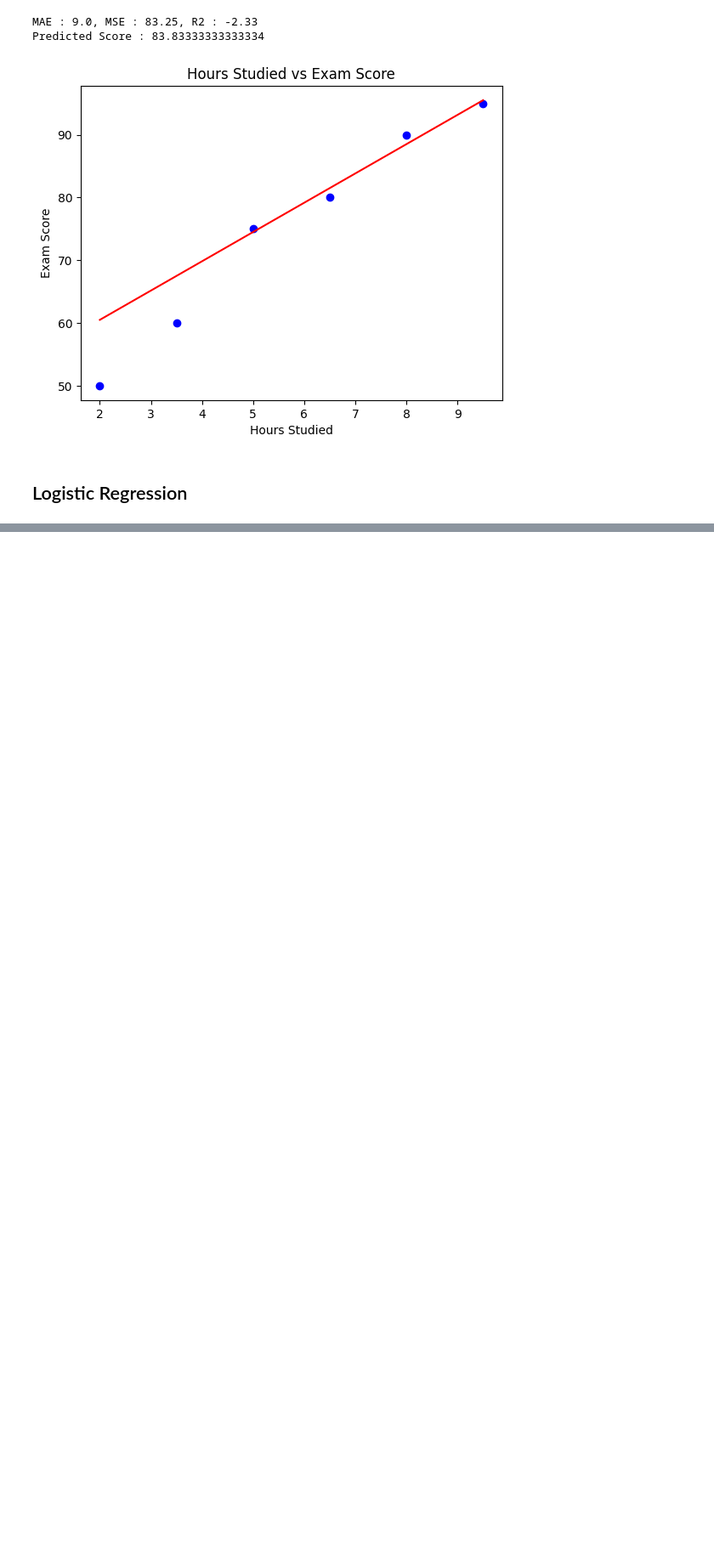
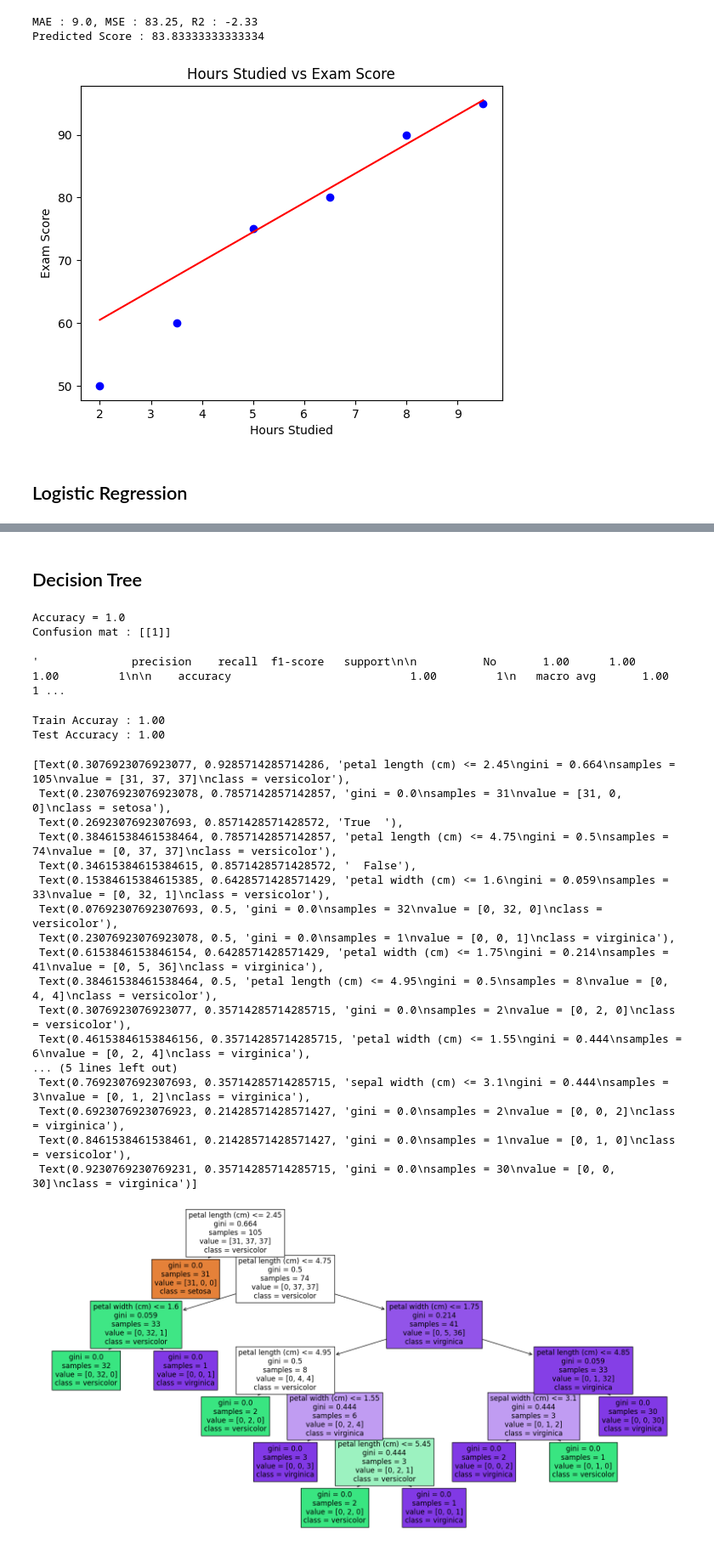
Before and after one commit to AkashDholakiya/MachineLearningPractice, a Jupyter notebook: main.ipynb, the cells around one changed output, grey strips where cells are left out. Shown: that part at 85% size. Drawn from its saved outputs; the diff is of its cells as text; code cells hidden in the pictures; blank space fills up the shorter version.

```diff
--- a/main.ipynb
+++ b/main.ipynb
@@ -214,3 +220,81 @@ Confusion mat : [[48  2]
     accuracy                           0.62        84
    macro avg       0.64      0.54      0.47        84
 weighted avg       0.64      0.62      0.53        84
+# %% [markdown]
+## Decision Tree
+# %%
+data = {'A' : [1,1,2,2], 'B' : [2,1,2,3], 'C' : [1,2,2,1], 'Y' : ['No','No','Yes','Yes']}
+df = pd.DataFrame(data)
+
+# Features and Target
+X = df[['A','B','C']]
+Y = df['Y']
+
+x_train,x_test,y_train,y_test = train_test_split(X,Y,test_size=0.2,random_state=42) # Random state is seed value for Equal division
+
+model = DecisionTreeClassifier()
+model.fit(X,Y)
+
+y_pred = model.predict(x_test)
+
+accuracy = accuracy_score(y_test,y_pred)
+print(f"Accuracy = {accuracy}")
+
+
+conf_matrix = confusion_matrix(y_test,y_pred)
+print(f"Confusion mat : {conf_matrix}")
+
+class_rep = classification_report(y_test,y_pred)
+class_rep
+# Answer is getting 1 beacuase model is overfitted on the training dataset.
+# %% [output]
+Accuracy = 1.0
+Confusion mat : [[1]]
+'              precision    recall  f1-score   support\n\n          No       1.00      1.00      1.00         1\n\n    accuracy                           1.00         1\n   macro avg       1.00      1 ...
+# %%
+data = datasets.load_iris()
+
+X = data.data
+Y = data.target
+
+x_train,x_test,y_train,y_test = train_test_split(X,Y,test_size=0.3,random_state=42) # Random state is seed
+
+tree_clf = DecisionTreeClassifier(random_state=42)
+
+tree_clf.fit(x_train,y_train)
+
+y_train_pred = tree_clf.predict(x_train)
+y_test_pred = tree_clf.predict(x_test)
+
+train_acc = accuracy_score(y_train,y_train_pred)
+test_acc = accuracy_score(y_test,y_test_pred)
+
+print(f"Train Accuray : {train_acc:.2f} \nTest Accuracy : {test_acc:.2f}")
+# %% [output]
+Train Accuray : 1.00
+Test Accuracy : 1.00
+# %%
+# Visualization
+import matplotlib.pyplot as plt
+plt.figure(figsize=(20,10))
+
+plot_tree(tree_clf, filled=True,feature_names=data.feature_names,class_names=data.target_names)
+# %% [output]
+[Text(0.3076923076923077, 0.9285714285714286, 'petal length (cm) <= 2.45\ngini = 0.664\nsamples = 105\nvalue = [31, 37, 37]\nclass = versicolor'),
+ Text(0.23076923076923078, 0.7857142857142857, 'gini = 0.0\nsamples = 31\nvalue = [31, 0, 0]\nclass = setosa'),
+ Text(0.2692307692307693, 0.8571428571428572, 'True  '),
+ Text(0.38461538461538464, 0.7857142857142857, 'petal length (cm) <= 4.75\ngini = 0.5\nsamples = 74\nvalue = [0, 37, 37]\nclass = versicolor'),
+ Text(0.34615384615384615, 0.8571428571428572, '  False'),
+ Text(0.15384615384615385, 0.6428571428571429, 'petal width (cm) <= 1.6\ngini = 0.059\nsamples = 33\nvalue = [0, 32, 1]\nclass = versicolor'),
+ Text(0.07692307692307693, 0.5, 'gini = 0.0\nsamples = 32\nvalue = [0, 32, 0]\nclass = versicolor'),
+ Text(0.23076923076923078, 0.5, 'gini = 0.0\nsamples = 1\nvalue = [0, 0, 1]\nclass = virginica'),
+ Text(0.6153846153846154, 0.6428571428571429, 'petal width (cm) <= 1.75\ngini = 0.214\nsamples = 41\nvalue = [0, 5, 36]\nclass = virginica'),
+ Text(0.38461538461538464, 0.5, 'petal length (cm) <= 4.95\ngini = 0.5\nsamples = 8\nvalue = [0, 4, 4]\nclass = versicolor'),
+ Text(0.3076923076923077, 0.35714285714285715, 'gini = 0.0\nsamples = 2\nvalue = [0, 2, 0]\nclass = versicolor'),
+ Text(0.46153846153846156, 0.35714285714285715, 'petal width (cm) <= 1.55\ngini = 0.444\nsamples = 6\nvalue = [0, 2, 4]\nclass = virginica'),
+... (5 lines left out)
+ Text(0.7692307692307693, 0.35714285714285715, 'sepal width (cm) <= 3.1\ngini = 0.444\nsamples = 3\nvalue = [0, 1, 2]\nclass = virginica'),
+ Text(0.6923076923076923, 0.21428571428571427, 'gini = 0.0\nsamples = 2\nvalue = [0, 0, 2]\nclass = virginica'),
+ Text(0.8461538461538461, 0.21428571428571427, 'gini = 0.0\nsamples = 1\nvalue = [0, 1, 0]\nclass = versicolor'),
+ Text(0.9230769230769231, 0.35714285714285715, 'gini = 0.0\nsamples = 30\nvalue = [0, 0, 30]\nclass = virginica')]
+[figure, added]
```
Also changed, not shown: parts of 5 cells of this notebook, 2 other files.
